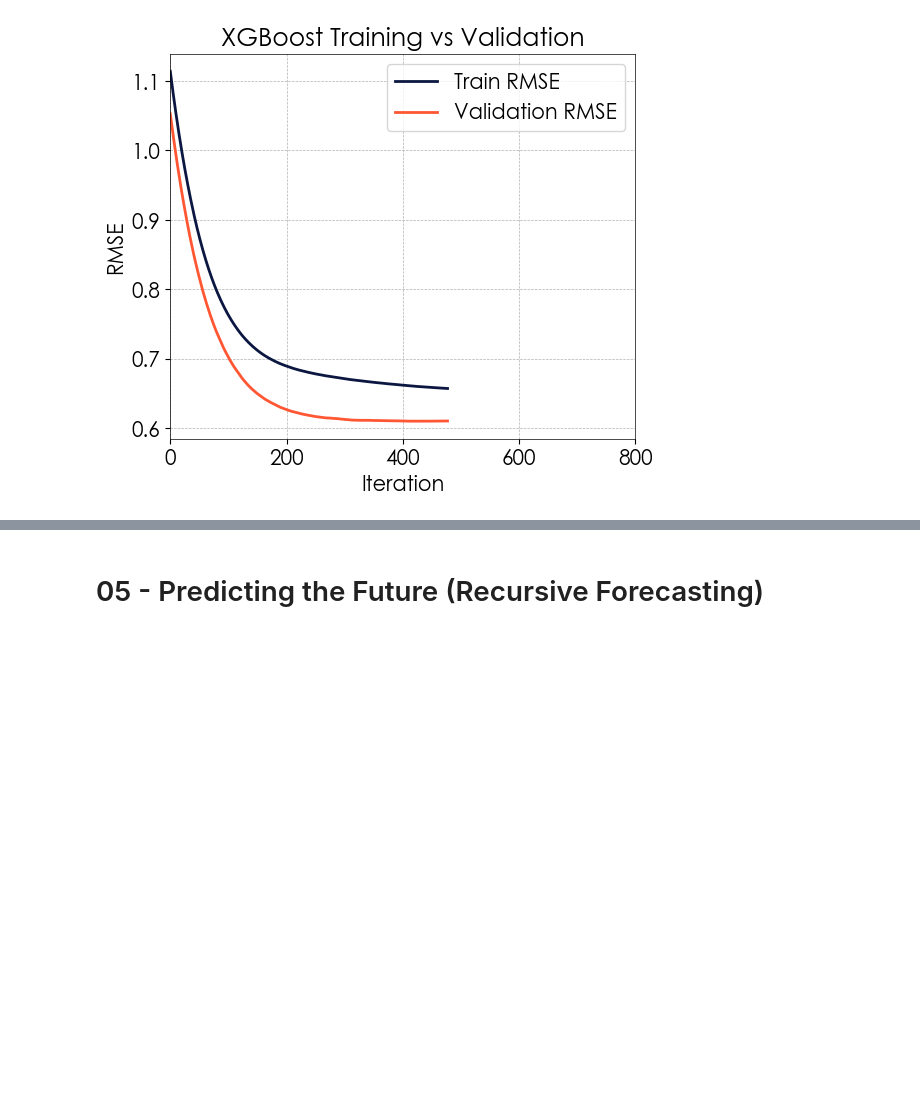
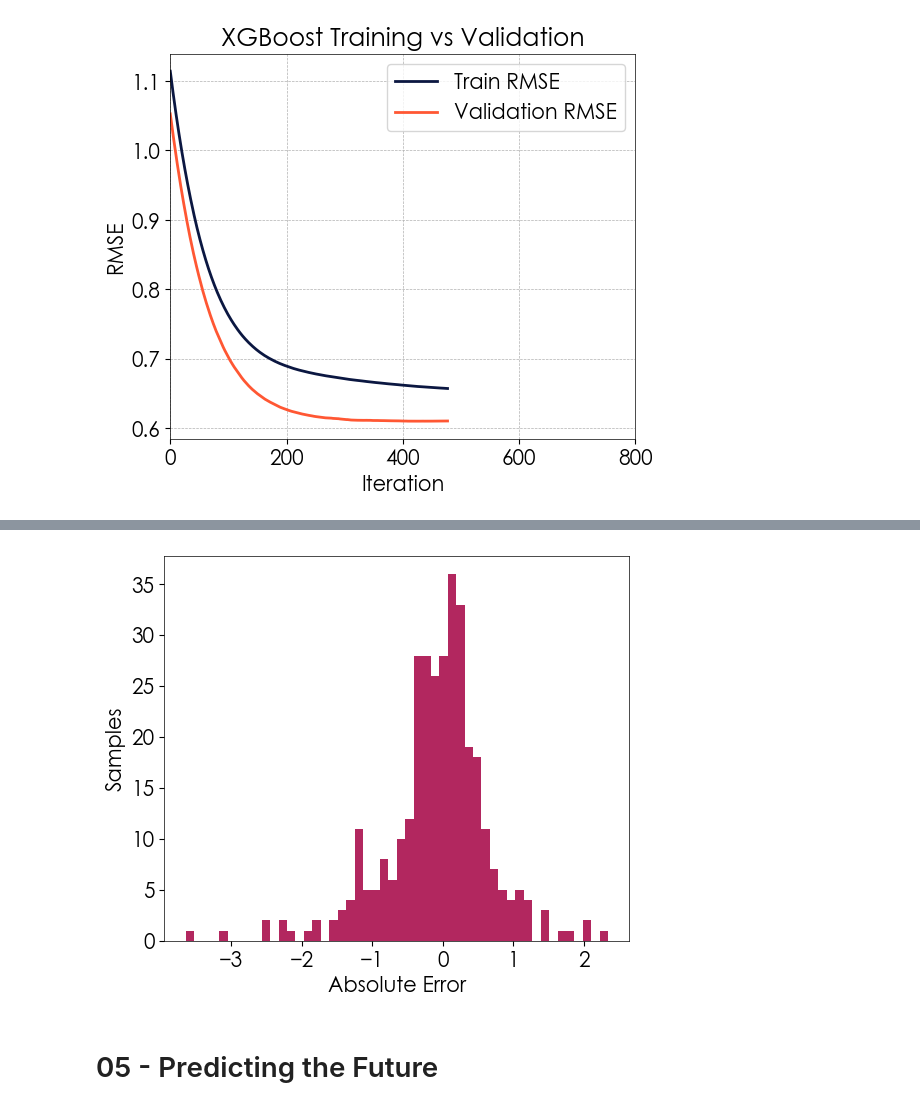
Before and after one commit to PauloCasmal/data-mining-study, a Jupyter notebook: Model-mining.ipynb, the cells around one changed output, grey strips where cells are left out. Cells and saved outputs as stored; diff of their text form; code cells hidden in the pictures; blank space fills up the shorter version.

```diff
--- a/Model-mining.ipynb
+++ b/Model-mining.ipynb
@@ -453,5 +476,16 @@ plt.show()
+# %%
+fig_hist_error, ax = plt.subplots(figsize=(6, 5))
+
+ax.hist(y_pred - y_test, bins=50, color='#B2275F')
+
+ax.set_xlabel('Absolute Error')
+ax.set_ylabel('Samples')
+
+plt.show()
+# %% [output]
+[figure, added]
 # %% [markdown]
-# 05 - Predicting the Future (Recursive Forecasting)
+# 05 - Predicting the Future
 # %%
 future = 24 * 2 # in hours (1 day)
 
```
Also changed, not shown: parts of 15 cells of this notebook, 2 other files.
